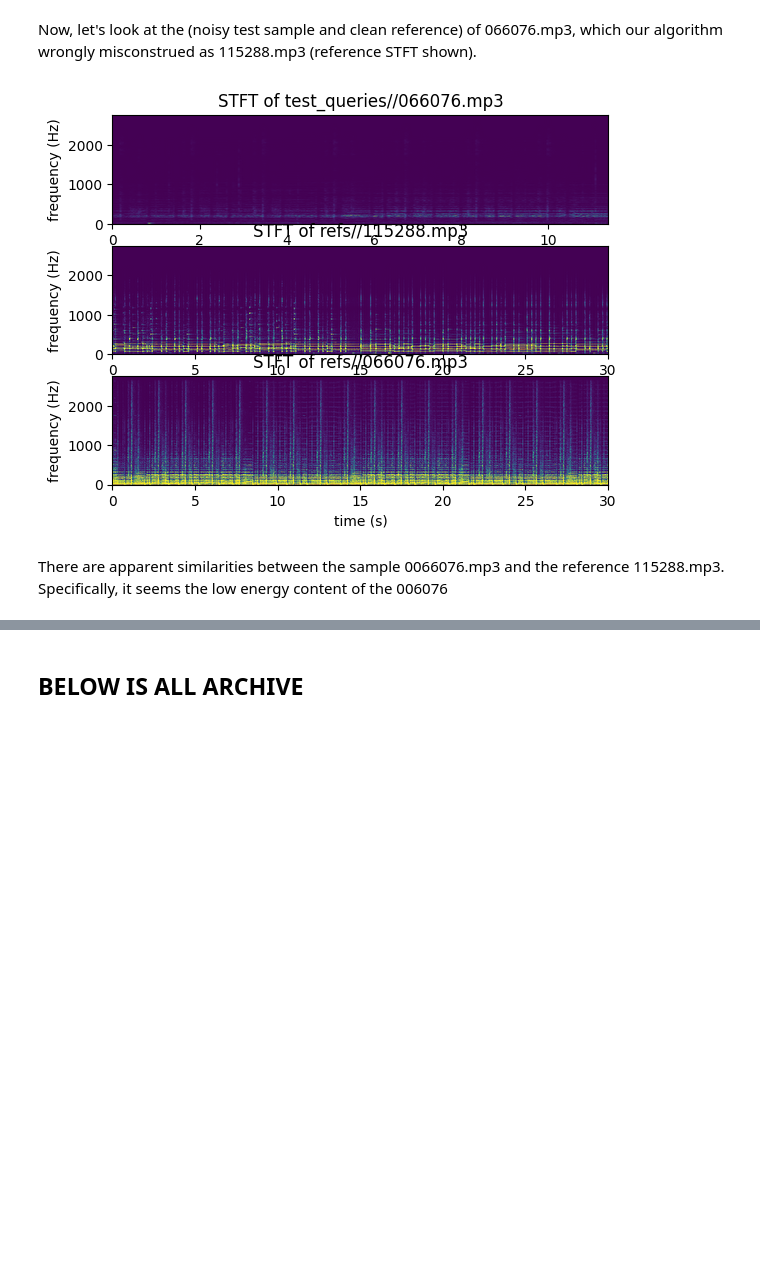
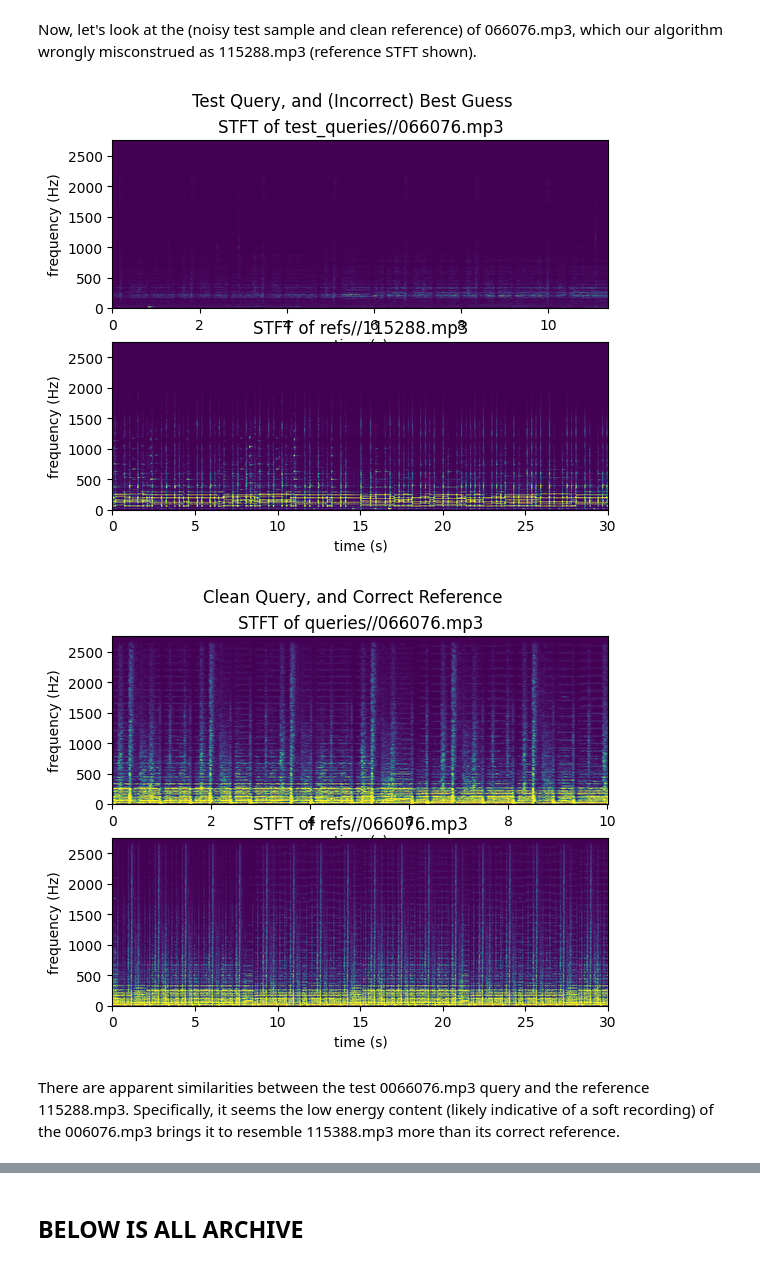
Before and after one commit to madeleieine/Shazam, a Jupyter notebook: hw3.ipynb, the cells around one changed output, grey strips where cells are left out. Drawn from its saved outputs; the diff is of its cells as text; code cells hidden in the pictures; blank space fills up the shorter version.

```diff
--- a/hw3.ipynb
+++ b/hw3.ipynb
@@ -569,7 +529,7 @@ def constructDatabase(indir):
     for path in filepaths:
         # hardcoded, but each song name is 6 digits long
         songname = path[-10:] # include .mp3 extention
-        fingerprints_tuple_list = hw3_solns.extractFingerprints(path) #sr 22050, winsz = 2048, hop = 512, regionH = 128, regionW = 40, maxDiffFrms = 120, timeDiffQuant = 2):
+        fingerprints_tuple_list = extractFingerprints(path) #sr 22050, winsz = 2048, hop = 512, regionH = 128, regionW = 40, maxDiffFrms = 120, timeDiffQuant = 2):
         for m_fp in fingerprints_tuple_list:
             m = m_fp[0]
             fp = m_fp[1]
@@ -920,14 +881,23 @@ def plot_stft(songpath, winsz=2048, hop=512, sr=22050, vmax=0.01):
 # %% [markdown]
 Now, let's look at the (noisy test sample and clean reference) of 066076.mp3, which our algorithm wrongly misconstrued as 115288.mp3 (reference STFT shown).
 # %%
-plt.subplot(311)
+plt.figure(1)
+plt.subplot(211)
 plot_stft('test_queries//066076.mp3')
-plt.subplot(312)
+plt.subplot(212)
 plot_stft('refs//115288.mp3')
-plt.subplot(313)
+plt.suptitle('Test Query, and (Incorrect) Best Guess')
+plt.show()
+
+plt.figure(2)
+plt.subplot(211)
+plot_stft('queries//066076.mp3')
+plt.subplot(212)
 plot_stft('refs//066076.mp3')
+plt.suptitle('Clean Query, and Correct Reference')
 plt.show()
 # %% [output]
-[figure, old version]
+[figure, new version]
+[figure, added]
 # %% [markdown]
-There are apparent similarities between the sample 0066076.mp3 and the reference 115288.mp3. Specifically, it seems the low energy content of the 006076
+There are apparent similarities between the test 0066076.mp3 query and the reference 115288.mp3. Specifically, it seems the low energy content (likely indicative of a soft recording) of the 006076.mp3 brings it to resemble 115388.mp3 more than its correct reference.
```
Also changed, not shown: parts of 13 cells of this notebook, 1 other file.
